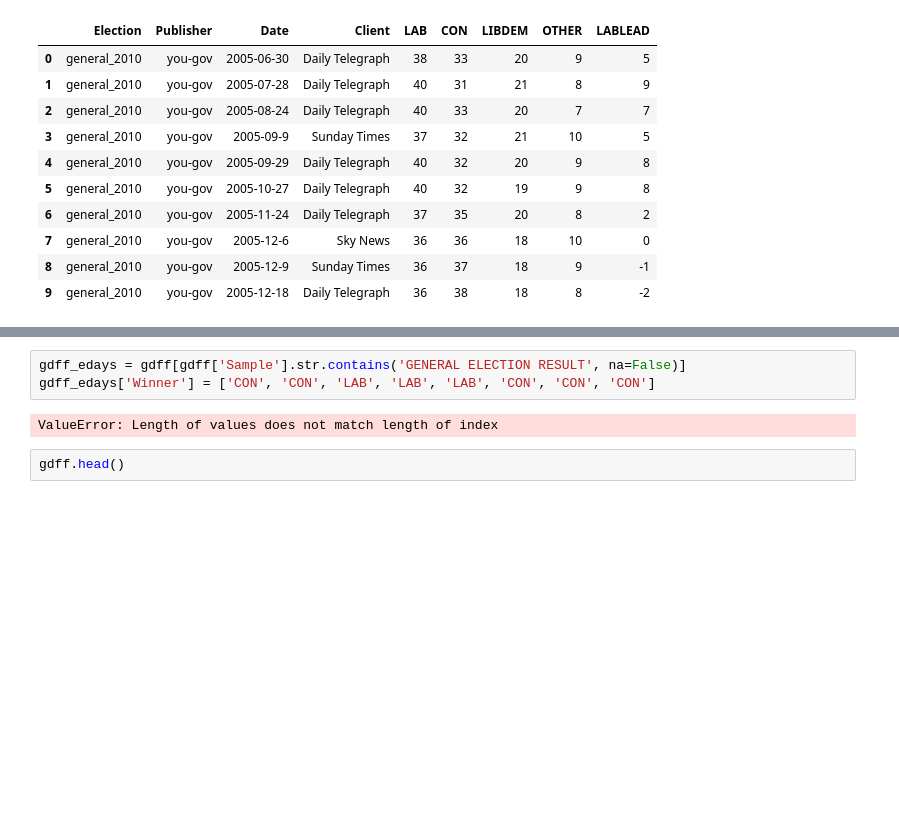
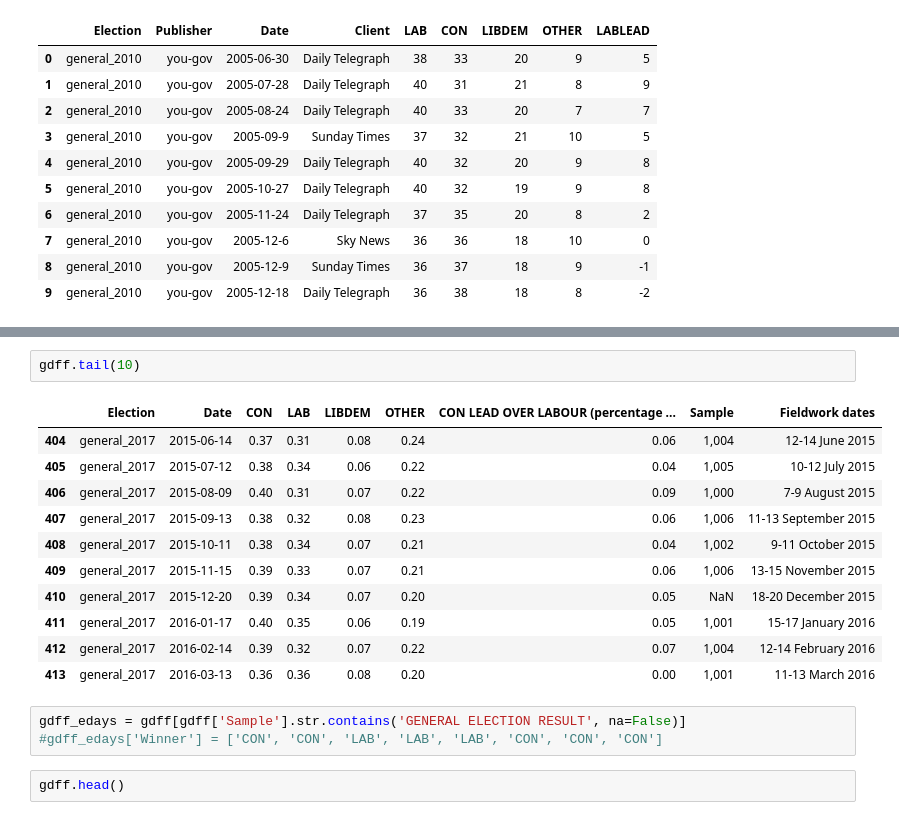
Before and after one commit to TeemuKoivisto/intro-to-data-visualization-project, a Jupyter notebook: notebooks/sandbox.ipynb, the cells around one changed output, grey strips where cells are left out. Saved outputs shown, nothing was run; the diff lists cells and outputs as text; blank space fills up the shorter version.

```diff
--- a/notebooks/sandbox.ipynb
+++ b/notebooks/sandbox.ipynb
@@ -120,8 +109,20 @@ gdff_edays
+# %%
+gdff.tail(10)
+# %% [output]
+|  | Election | Date | CON | LAB | LIBDEM | OTHER | CON LEAD OVER LABOUR (percentage ... | Sample | Fieldwork dates |
+| 404 | general_2017 | 2015-06-14 | 0.37 | 0.31 | 0.08 | 0.24 | 0.06 | 1,004 | 12-14 June 2015 |
+| 405 | general_2017 | 2015-07-12 | 0.38 | 0.34 | 0.06 | 0.22 | 0.04 | 1,005 | 10-12 July 2015 |
+| 406 | general_2017 | 2015-08-09 | 0.40 | 0.31 | 0.07 | 0.22 | 0.09 | 1,000 | 7-9 August 2015 |
+| 407 | general_2017 | 2015-09-13 | 0.38 | 0.32 | 0.08 | 0.23 | 0.06 | 1,006 | 11-13 September 2015 |
+| 408 | general_2017 | 2015-10-11 | 0.38 | 0.34 | 0.07 | 0.21 | 0.04 | 1,002 | 9-11 October 2015 |
+| 409 | general_2017 | 2015-11-15 | 0.39 | 0.33 | 0.07 | 0.21 | 0.06 | 1,006 | 13-15 November 2015 |
+| 410 | general_2017 | 2015-12-20 | 0.39 | 0.34 | 0.07 | 0.20 | 0.05 | NaN | 18-20 December 2015 |
+| 411 | general_2017 | 2016-01-17 | 0.40 | 0.35 | 0.06 | 0.19 | 0.05 | 1,001 | 15-17 January 2016 |
+| 412 | general_2017 | 2016-02-14 | 0.39 | 0.32 | 0.07 | 0.22 | 0.07 | 1,004 | 12-14 February 2016 |
+| 413 | general_2017 | 2016-03-13 | 0.36 | 0.36 | 0.08 | 0.20 | 0.00 | 1,001 | 11-13 March 2016 |
 # %%
 gdff_edays = gdff[gdff['Sample'].str.contains('GENERAL ELECTION RESULT', na=False)]
-gdff_edays['Winner'] = ['CON', 'CON', 'LAB', 'LAB', 'LAB', 'CON', 'CON', 'CON']
+#gdff_edays['Winner'] = ['CON', 'CON', 'LAB', 'LAB', 'LAB', 'CON', 'CON', 'CON']
-# %% [output]
-ValueError: Length of values does not match length of index
 # %%
 gdff.head()
 # %% [output]
```
Also changed, not shown: parts of 6 cells of this notebook, 6 other files.
